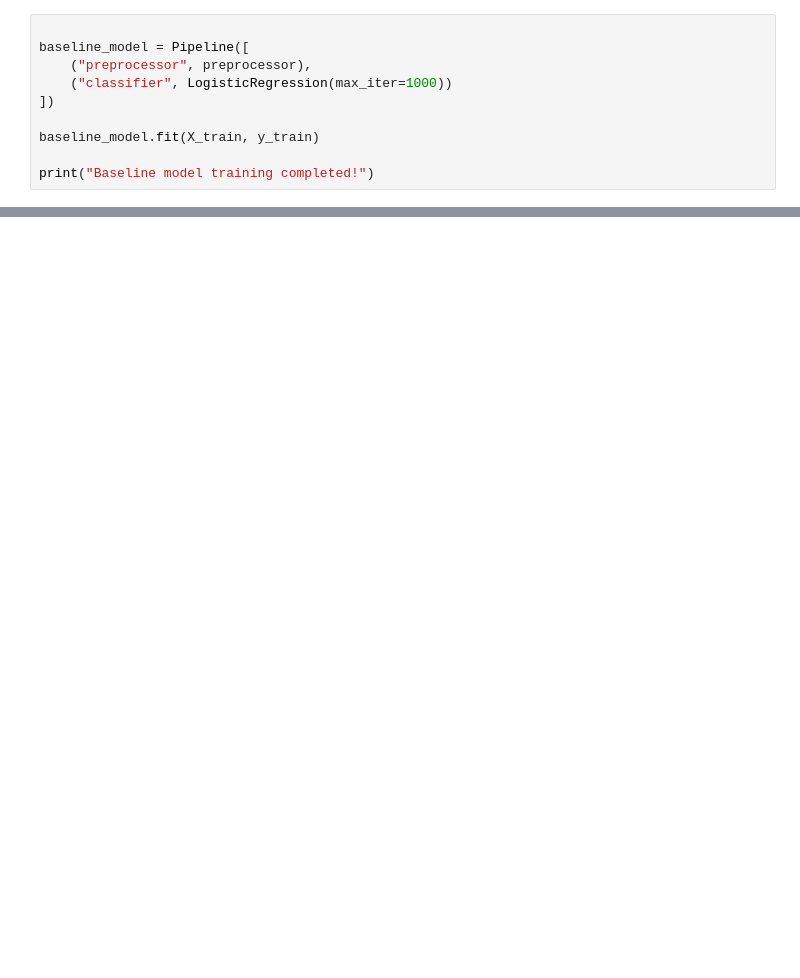
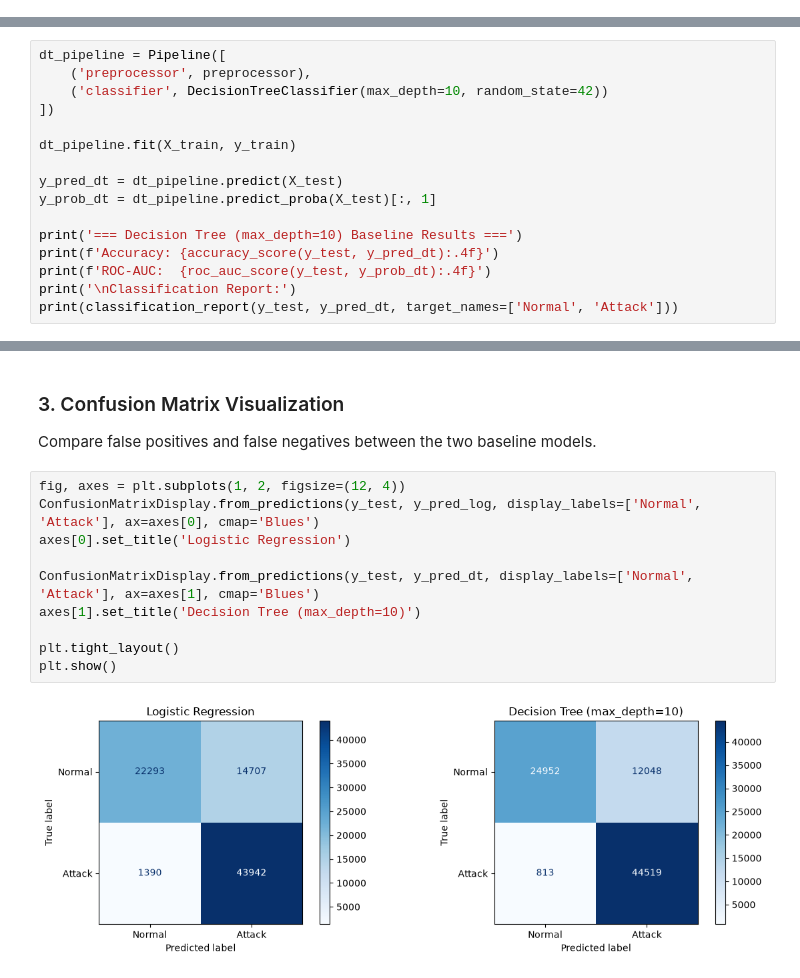
Before and after one commit to Nitins715/Network-Threat-Detector, a Jupyter notebook: notebooks/03_baseline_model.ipynb, the cells around one changed output, grey strips where cells are left out. Cells and saved outputs as stored; diff of their text form; blank space fills up the shorter version.

```diff
--- a/notebooks/03_baseline_model.ipynb
+++ b/notebooks/03_baseline_model.ipynb
@@ -100,10 +48,0 @@ preprocessor = build_preprocessor(
-# %%
-
-baseline_model = Pipeline([
-    ("preprocessor", preprocessor),
-    ("classifier", LogisticRegression(max_iter=1000))
-])
-
-baseline_model.fit(X_train, y_train)
-
-print("Baseline model training completed!")
@@ -175,0 +91,16 @@ Baseline model saved to: ..\models\baseline_logistic_regression.joblib
+# %%
+dt_pipeline = Pipeline([
+    ('preprocessor', preprocessor),
+    ('classifier', DecisionTreeClassifier(max_depth=10, random_state=42))
+])
+
+dt_pipeline.fit(X_train, y_train)
+
+y_pred_dt = dt_pipeline.predict(X_test)
+y_prob_dt = dt_pipeline.predict_proba(X_test)[:, 1]
+
+print('=== Decision Tree (max_depth=10) Baseline Results ===')
+print(f'Accuracy: {accuracy_score(y_test, y_pred_dt):.4f}')
+print(f'ROC-AUC:  {roc_auc_score(y_test, y_prob_dt):.4f}')
+print('\nClassification Report:')
+print(classification_report(y_test, y_pred_dt, target_names=['Normal', 'Attack']))
@@ -175,0 +121,15 @@ Baseline model saved to: ..\models\baseline_logistic_regression.joblib
+# %% [markdown]
+### 3. Confusion Matrix Visualization
+Compare false positives and false negatives between the two baseline models.
+# %%
+fig, axes = plt.subplots(1, 2, figsize=(12, 4))
+ConfusionMatrixDisplay.from_predictions(y_test, y_pred_log, display_labels=['Normal', 'Attack'], ax=axes[0], cmap='Blues')
+axes[0].set_title('Logistic Regression')
+
+ConfusionMatrixDisplay.from_predictions(y_test, y_pred_dt, display_labels=['Normal', 'Attack'], ax=axes[1], cmap='Blues')
+axes[1].set_title('Decision Tree (max_depth=10)')
+
+plt.tight_layout()
+plt.show()
+# %% [output]
+[figure, added]
```
Also changed, not shown: parts of 12 cells of this notebook, 18 other files.
